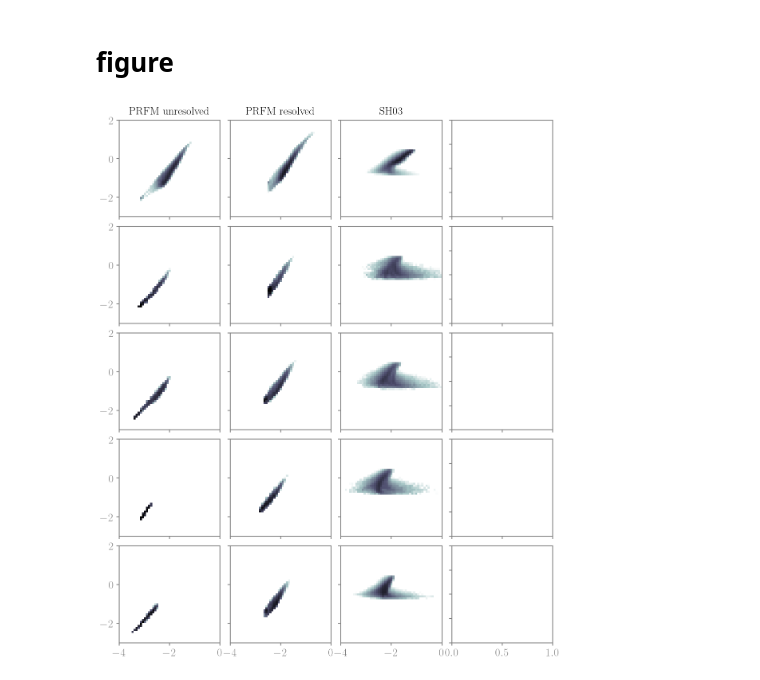
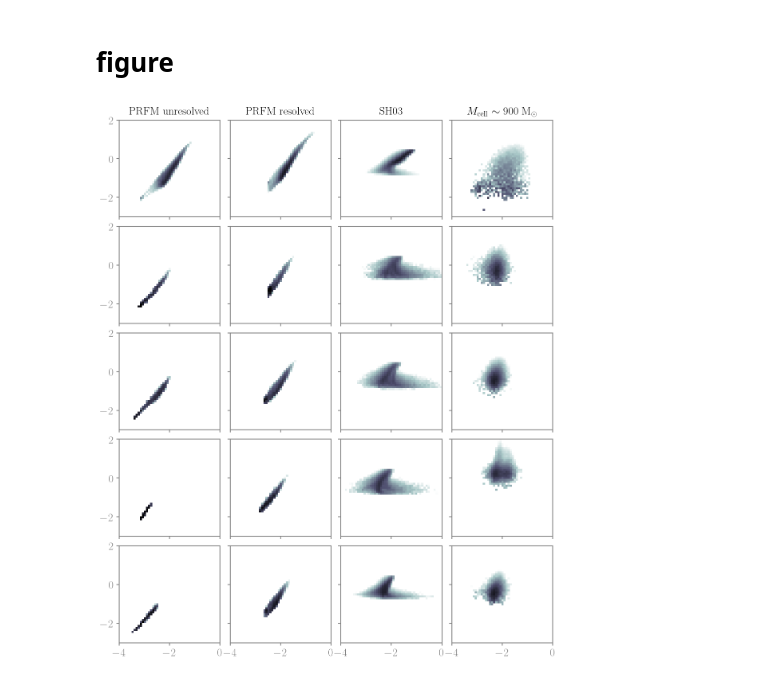
Before and after one commit to sjeffreson/GalactISM-analysis-PRFM, a Jupyter notebook: PRFM-Arepo/taudep-taudyn_times-per-cell.ipynb, the cells around one changed output. Drawn from its saved outputs; the diff is of its cells as text; code cells hidden in the pictures.

```diff
--- a/PRFM-Arepo/taudep-taudyn_times-per-cell.ipynb
+++ b/PRFM-Arepo/taudep-taudyn_times-per-cell.ipynb
@@ -154,3 +160,5 @@ ETG, medM
 ETG, hiM
 # %% [markdown]
 ## high-resolution galaxies
+# %%
+tags = ['MW', 'ETG-vlM', 'ETG-lowM', 'ETG-medM', 'ETG-hiM']
@@ -156,0 +205,29 @@ ETG, hiM
+# %%
+# calculate medians and quantiles
+THRESHOLD = 100 # on the number of gas cells per voxel at the mid-plane
+# this is particularly important for the SigmaSFR, because SFR is stochastic in this simulation, and
+# values do not make sense if averages/medians are taken over too few cells
+
+data_alltime, data_PSFRs_alltime, data_sigmaeffs_alltime = [], [], []
+for i, data_, data_PSFRs_, data_sigmaeffs_ in zip(range(len(data_densities)), data_densities, data_PSFRs, data_sigmaeffs):
+    data_alltime_ = {key: [] for key in data_[0].keys()}
+    data_PSFRs_alltime_ = {key: [] for key in data_PSFRs_[0].keys()}
+    data_sigmaeffs_alltime_ = {key: [] for key in data_sigmaeffs_[0].keys()}
+    for data__, data_PSFRs__, data_sigmaeffs__ in zip(data_, data_PSFRs_, data_sigmaeffs_):
+
+        # take cuts to deal with stochasticity of the SFR, and to ensure the mid-plane
+        # turbulent velocity dispersion is well-resolved
+        cnd = (data_PSFRs__['midplane-count'] > THRESHOLD)
+        for key, value in data_PSFRs__.items():
+            value[~cnd] = np.nan
+            data_PSFRs_alltime_[key].extend(value.flatten())
+        for key, value in data__.items():
+            if key != 'Kappa':
+                value[~cnd] = np.nan
+            data_alltime_[key].extend(value.flatten())
+        for key, value in data_sigmaeffs__.items():
+            value[~cnd] = np.nan
+            data_sigmaeffs_alltime_[key].extend(value.flatten())
+    data_alltime.append(data_alltime_)
+    data_PSFRs_alltime.append(data_PSFRs_alltime_)
+    data_sigmaeffs_alltime.append(data_sigmaeffs_alltime_)
@@ -188,31 +303,45 @@ for i in range(5):
                      extent=(-4., 0., -3., 2.), aspect='auto',
                      cmap=plt.cm.bone_r, norm=LogNorm(vmin=1.e-4, vmax=1.e-1))
 ax[0,1].set_title('PRFM resolved', pad=10, fontsize=20)
 
 # SH03
 for i in range(5):
     tau_deps, tau_dyns, SFRs = tau_deps_SH03[i], tau_dyns_SH03[i], SFRs_SH03[i]
     frac_SFR, _, _, _ = binned_statistic_2d(
         np.log10(tau_dyns/ah.Gyr_to_s), np.log10(tau_deps/ah.Gyr_to_s),
         SFRs, statistic='sum',
         bins=(np.linspace(-4., 0., 50), np.linspace(-3., 2., 50))
     )
     frac_SFR /= np.sum(frac_SFR)
     ax[i,2].imshow(frac_SFR.T, origin='lower',
                      extent=(-4., 0., -3., 2.), aspect='auto',
                      cmap=plt.cm.bone_r, norm=LogNorm(vmin=1.e-4, vmax=1.e-1))
 ax[0,2].set_title('SH03', pad=10, fontsize=20)
 
+# high-resolution
+for i in range(5):
+    tau_deps, tau_dyns, SFRs = tau_deps_hr[i], tau_dyns_hr[i], SigmaSFRs_hr[i]
+    frac_SFR, _, _, _ = binned_statistic_2d(
+        np.log10(tau_dyns), np.log10(tau_deps),
+        SFRs, statistic='sum',
+        bins=(np.linspace(-4., 0., 50), np.linspace(-3., 2., 50))
+    )
+    frac_SFR /= np.sum(frac_SFR)
+    ax[i,3].imshow(frac_SFR.T, origin='lower',
+                     extent=(-4., 0., -3., 2.), aspect='auto',
+                     cmap=plt.cm.bone_r, norm=LogNorm(vmin=1.e-4, vmax=1.e-1))
+ax[0,3].set_title(r'$M_{\rm cell} \sim 900~{\rm M}_\odot$', pad=10, fontsize=20)
+
 # remove y-labels
 for i in range(1, 4):
     for j in range(5):
         ax[j,i].set_yticklabels([])
 # remove x-labels
 for i in range(4):
     for j in range(4):
         ax[j,i].set_xticklabels([])
 
 plt.subplots_adjust(hspace=0.1, wspace=0.1)
 plt.show()
 # %% [output]
-[figure, old version]
+[figure, new version]
```
Also changed, not shown: parts of 3 cells of this notebook, 3 other files.
